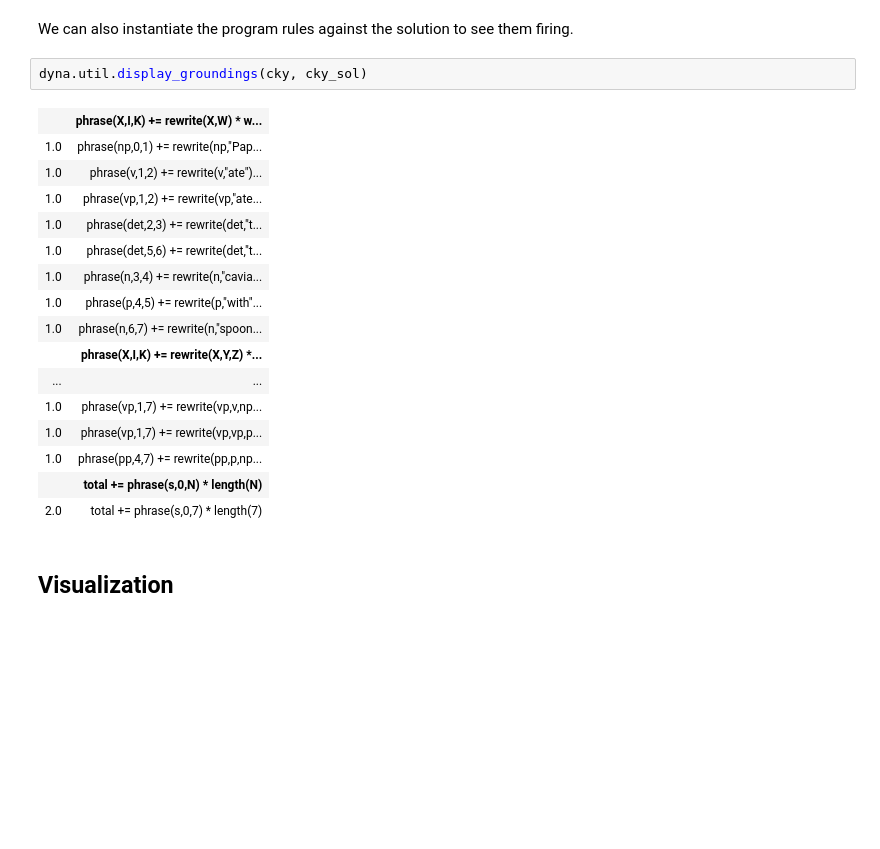
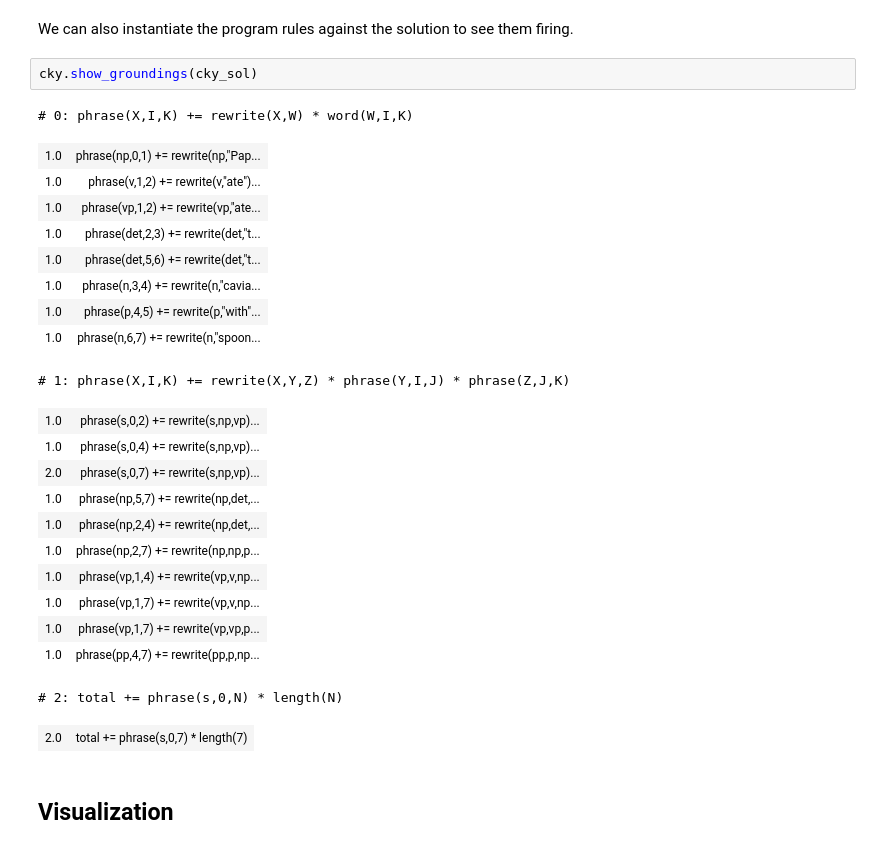
Before and after one commit to timvieira/dyna-pi, a Jupyter notebook: docs/Demo.ipynb, the cells around one changed output. Saved outputs shown, nothing was run; the diff lists cells and outputs as text; blank space fills up the shorter version.

```diff
--- a/docs/Demo.ipynb
+++ b/docs/Demo.ipynb
@@ -131,9 +131,9 @@ cky_sol.user_query('total')
 # %% [markdown]
 We can also instantiate the program rules against the solution to see them firing.
 # %%
-dyna.util.display_groundings(cky, cky_sol)
+cky.show_groundings(cky_sol)
 # %% [output]
+# 0: phrase(X,I,K) += rewrite(X,W) * word(W,I,K)
-|  | phrase(X,I,K) += rewrite(X,W) * w... |
 | 1.0 | phrase(np,0,1) += rewrite(np,"Pap... |
 | 1.0 | phrase(v,1,2) += rewrite(v,"ate")... |
 | 1.0 | phrase(vp,1,2) += rewrite(vp,"ate... |
@@ -142,13 +142,19 @@ dyna.util.display_groundings(cky, cky_sol)
 | 1.0 | phrase(n,3,4) += rewrite(n,"cavia... |
 | 1.0 | phrase(p,4,5) += rewrite(p,"with"... |
 | 1.0 | phrase(n,6,7) += rewrite(n,"spoon... |
-|  | phrase(X,I,K) += rewrite(X,Y,Z) *... |
-| ... | ... |
-| 1.0 | phrase(vp,1,7) += rewrite(vp,v,np... |
-| 1.0 | phrase(vp,1,7) += rewrite(vp,vp,p... |
-| 1.0 | phrase(pp,4,7) += rewrite(pp,p,np... |
-|  | total += phrase(s,0,N) * length(N) |
-| 2.0 | total += phrase(s,0,7) * length(7) |
+# 1: phrase(X,I,K) += rewrite(X,Y,Z) * phrase(Y,I,J) * phrase(Z,J,K)
+| 1.0 | phrase(s,0,2) += rewrite(s,np,vp)... |
+| 1.0 | phrase(s,0,4) += rewrite(s,np,vp)... |
+| 2.0 | phrase(s,0,7) += rewrite(s,np,vp)... |
+| 1.0 | phrase(np,5,7) += rewrite(np,det,... |
+| 1.0 | phrase(np,2,4) += rewrite(np,det,... |
+| 1.0 | phrase(np,2,7) += rewrite(np,np,p... |
+| 1.0 | phrase(vp,1,4) += rewrite(vp,v,np... |
+| 1.0 | phrase(vp,1,7) += rewrite(vp,v,np... |
+| 1.0 | phrase(vp,1,7) += rewrite(vp,vp,p... |
+| 1.0 | phrase(pp,4,7) += rewrite(pp,p,np... |
+# 2: total += phrase(s,0,N) * length(N)
+| 2.0 | total += phrase(s,0,7) * length(7) |
 # %% [markdown]
 ## Visualization
 # %% [markdown]
```
Also changed, not shown: parts of 16 cells of this notebook, 7 other files.
